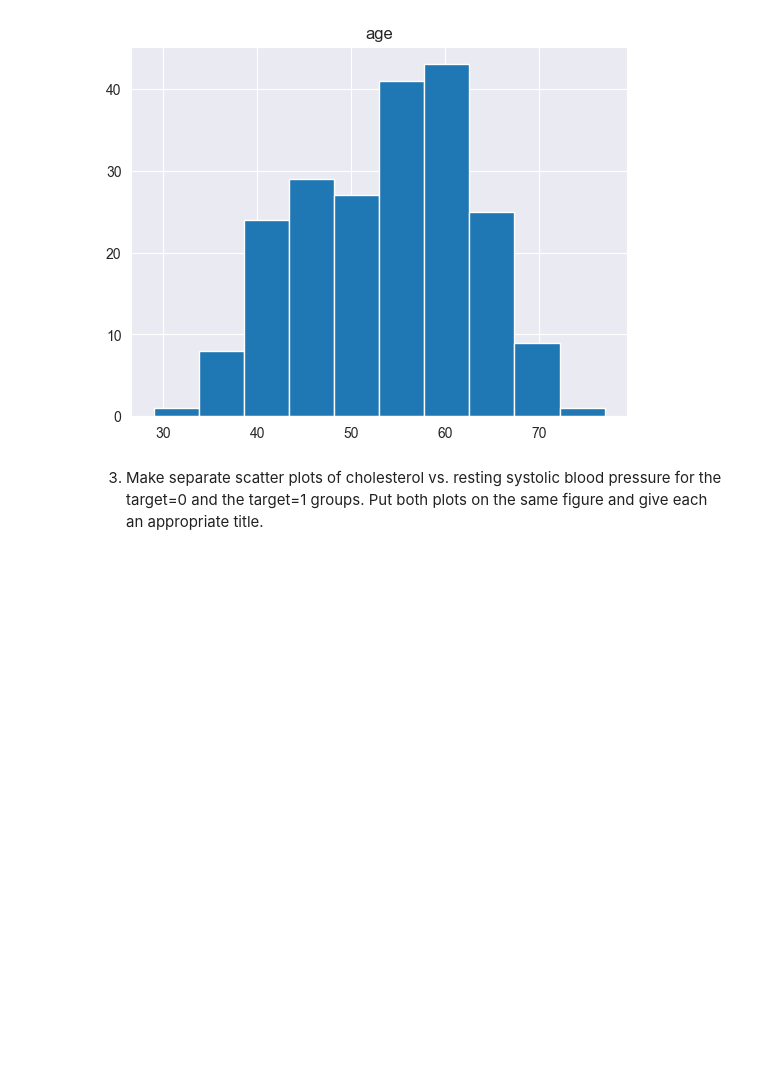
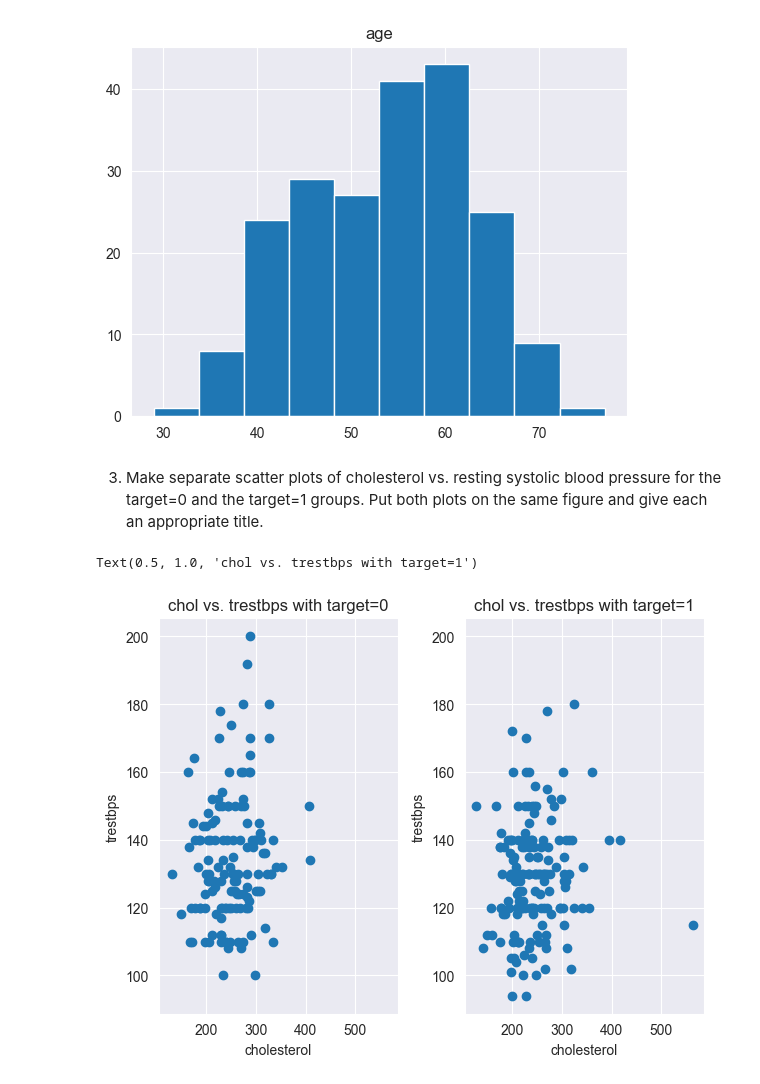
Before and after one commit to leitschuh/DS311-assignments-exercises, a Jupyter notebook: 1. python-assignment/python-lab-exercise-2/Python_Lab_Exercise_2.ipynb, the cells around one changed output. Saved outputs shown, nothing was run; the diff lists cells and outputs as text; code cells hidden in the pictures; blank space fills up the shorter version.

```diff
--- a/1. python-assignment/python-lab-exercise-2/Python_Lab_Exercise_2.ipynb
+++ b/1. python-assignment/python-lab-exercise-2/Python_Lab_Exercise_2.ipynb
@@ -539,0 +541,19 @@ histoplot.hist(column='age');
+# %%
+# Enter your code here
+target0 = heart_augmented[heart_augmented['target'] == 0]
+target1 = heart_augmented[heart_augmented['target'] == 1]
+fig, (ax1, ax2) = plt.subplots(1, 2)
+fig.tight_layout(pad=2.0)
+ax1.scatter(target0['chol'], target0['trestbps'])
+ax1.set_xlabel('cholesterol')
+ax1.set_ylabel('trestbps')
+ax1.set_title('chol vs. trestbps with target=0')
+ax2.scatter(target1['chol'], target1['trestbps'])
+ax2.set_xlabel('cholesterol')
+ax2.set_ylabel('trestbps')
+ax2.sharex(ax1)
+ax2.sharey(ax1)
+ax2.set_title('chol vs. trestbps with target=1')
+# %% [output]
+Text(0.5, 1.0, 'chol vs. trestbps with target=1')
+[figure, added]
```
Also changed, not shown: parts of 3 cells of this notebook, 1 other file.
